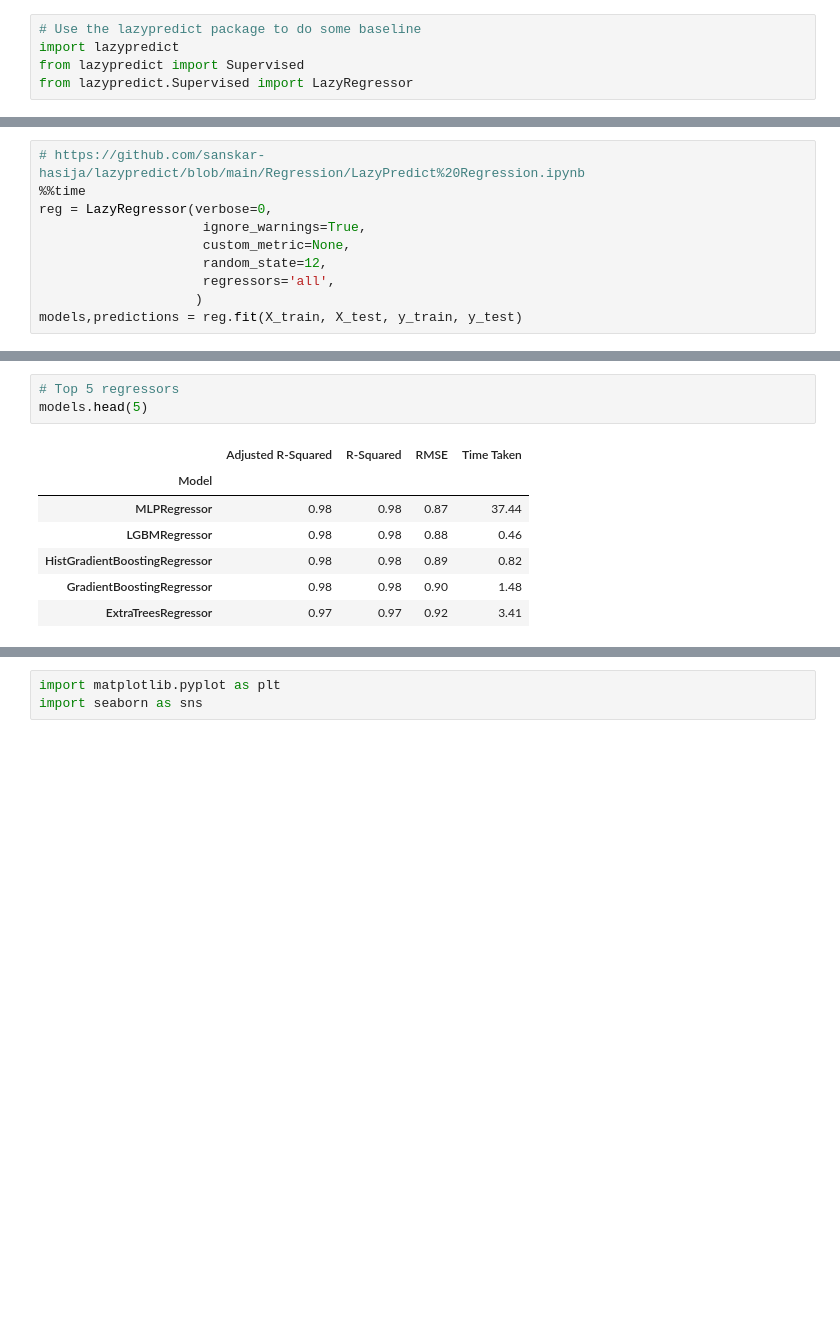
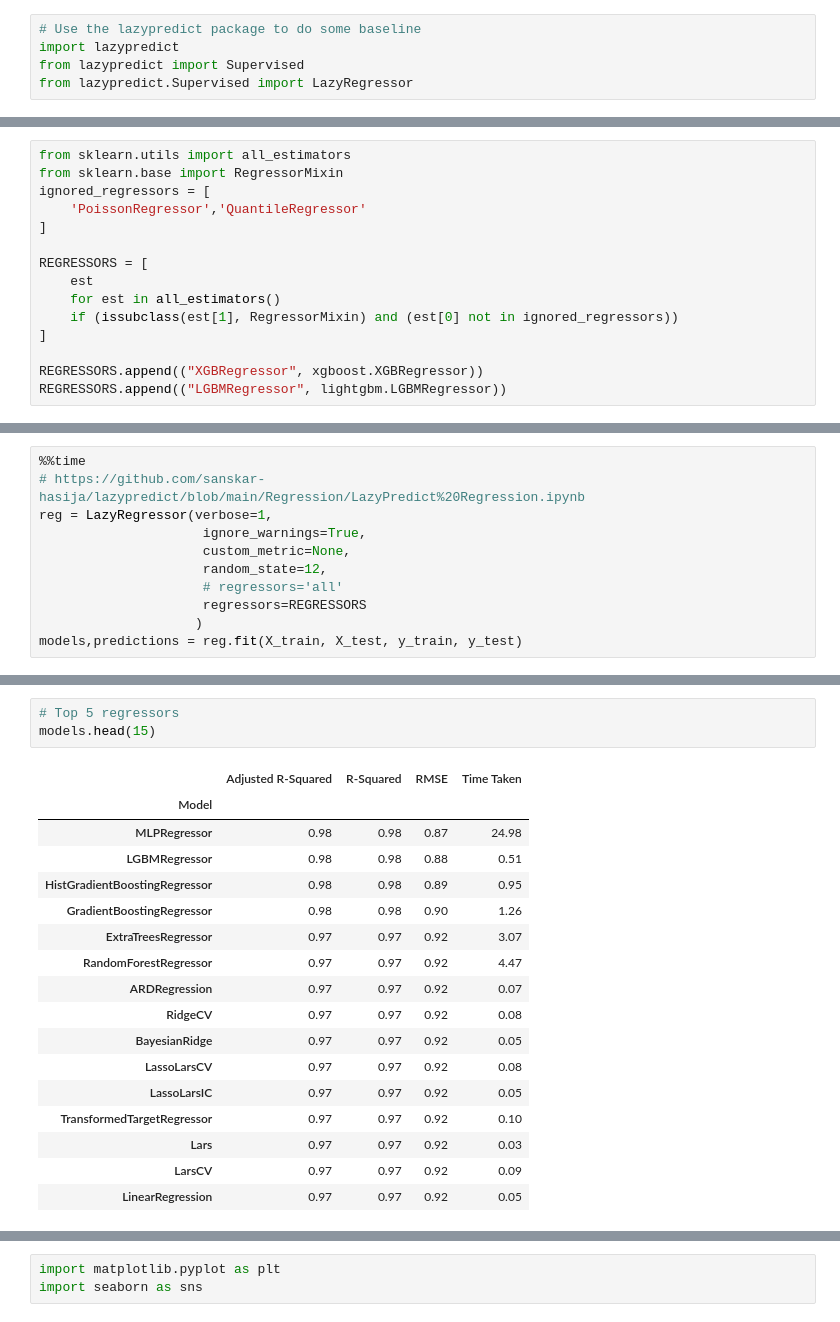
Before and after one commit to HemalathaRamanujam2022/mlops_temperature_prediction, a Jupyter notebook: model-training/predict_mean_temp.ipynb, the cells around one changed output, grey strips where cells are left out. Cells and saved outputs as stored; diff of their text form; blank space fills up the shorter version.

```diff
--- a/model-training/predict_mean_temp.ipynb
+++ b/model-training/predict_mean_temp.ipynb
@@ -129 +157,16 @@ from lazypredict.Supervised import LazyRegressor
+# %%
+from sklearn.utils import all_estimators
+from sklearn.base import RegressorMixin
+ignored_regressors = [
+    'PoissonRegressor','QuantileRegressor'
+]
+
+REGRESSORS = [
+    est
+    for est in all_estimators()
+    if (issubclass(est[1], RegressorMixin) and (est[0] not in ignored_regressors))
+]
+
+REGRESSORS.append(("XGBRegressor", xgboost.XGBRegressor))
+REGRESSORS.append(("LGBMRegressor", lightgbm.LGBMRegressor))
 # %%
@@ -130,13 +174,14 @@ from lazypredict.Supervised import LazyRegressor
 # Had to change the parameter "sparse" to "sparse_output" on the OneHotEncoder function in the following file
 #  ~/.local/share/virtualenvs/mlops_temperature_prediction-M3ZLPW1f/lib/python3.9/site-packages/lazypredict/Supervised.py
 # %%
+%%time
 # https://github.com/sanskar-hasija/lazypredict/blob/main/Regression/LazyPredict%20Regression.ipynb
-%%time
-reg = LazyRegressor(verbose=0,
+reg = LazyRegressor(verbose=1,
                      ignore_warnings=True,
                      custom_metric=None,
                      random_state=12,
-                     regressors='all',
+                     # regressors='all'
+                     regressors=REGRESSORS
                     )
 models,predictions = reg.fit(X_train, X_test, y_train, y_test)
 # %% [output]
@@ -176,14 +235,24 @@ models
 # %%
 # Top 5 regressors
-models.head(5)
+models.head(15)
 # %% [output]
 |  | Adjusted R-Squared | R-Squared | RMSE | Time Taken |
 | Model |  |  |  |  |
-| MLPRegressor | 0.98 | 0.98 | 0.87 | 37.44 |
-| LGBMRegressor | 0.98 | 0.98 | 0.88 | 0.46 |
-| HistGradientBoostingRegressor | 0.98 | 0.98 | 0.89 | 0.82 |
-| GradientBoostingRegressor | 0.98 | 0.98 | 0.90 | 1.48 |
-| ExtraTreesRegressor | 0.97 | 0.97 | 0.92 | 3.41 |
+| MLPRegressor | 0.98 | 0.98 | 0.87 | 24.98 |
+| LGBMRegressor | 0.98 | 0.98 | 0.88 | 0.51 |
+| HistGradientBoostingRegressor | 0.98 | 0.98 | 0.89 | 0.95 |
+| GradientBoostingRegressor | 0.98 | 0.98 | 0.90 | 1.26 |
+| ExtraTreesRegressor | 0.97 | 0.97 | 0.92 | 3.07 |
+| RandomForestRegressor | 0.97 | 0.97 | 0.92 | 4.47 |
+| ARDRegression | 0.97 | 0.97 | 0.92 | 0.07 |
+| RidgeCV | 0.97 | 0.97 | 0.92 | 0.08 |
+| BayesianRidge | 0.97 | 0.97 | 0.92 | 0.05 |
+| LassoLarsCV | 0.97 | 0.97 | 0.92 | 0.08 |
+| LassoLarsIC | 0.97 | 0.97 | 0.92 | 0.05 |
+| TransformedTargetRegressor | 0.97 | 0.97 | 0.92 | 0.10 |
+| Lars | 0.97 | 0.97 | 0.92 | 0.03 |
+| LarsCV | 0.97 | 0.97 | 0.92 | 0.09 |
+| LinearRegression | 0.97 | 0.97 | 0.92 | 0.05 |
 # %%
 models.count()
 # %% [output]
```
Also changed, not shown: parts of 14 cells of this notebook, 1 other file.
